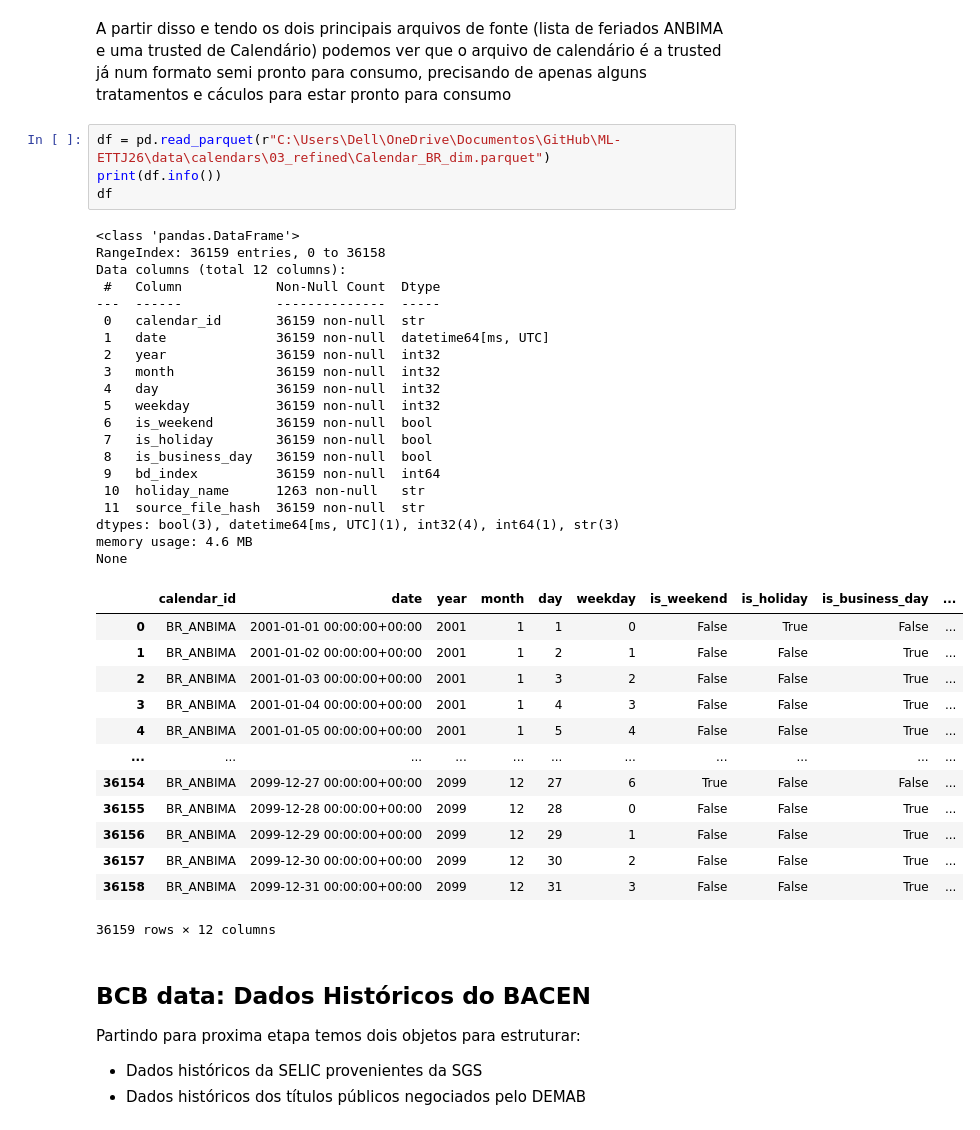
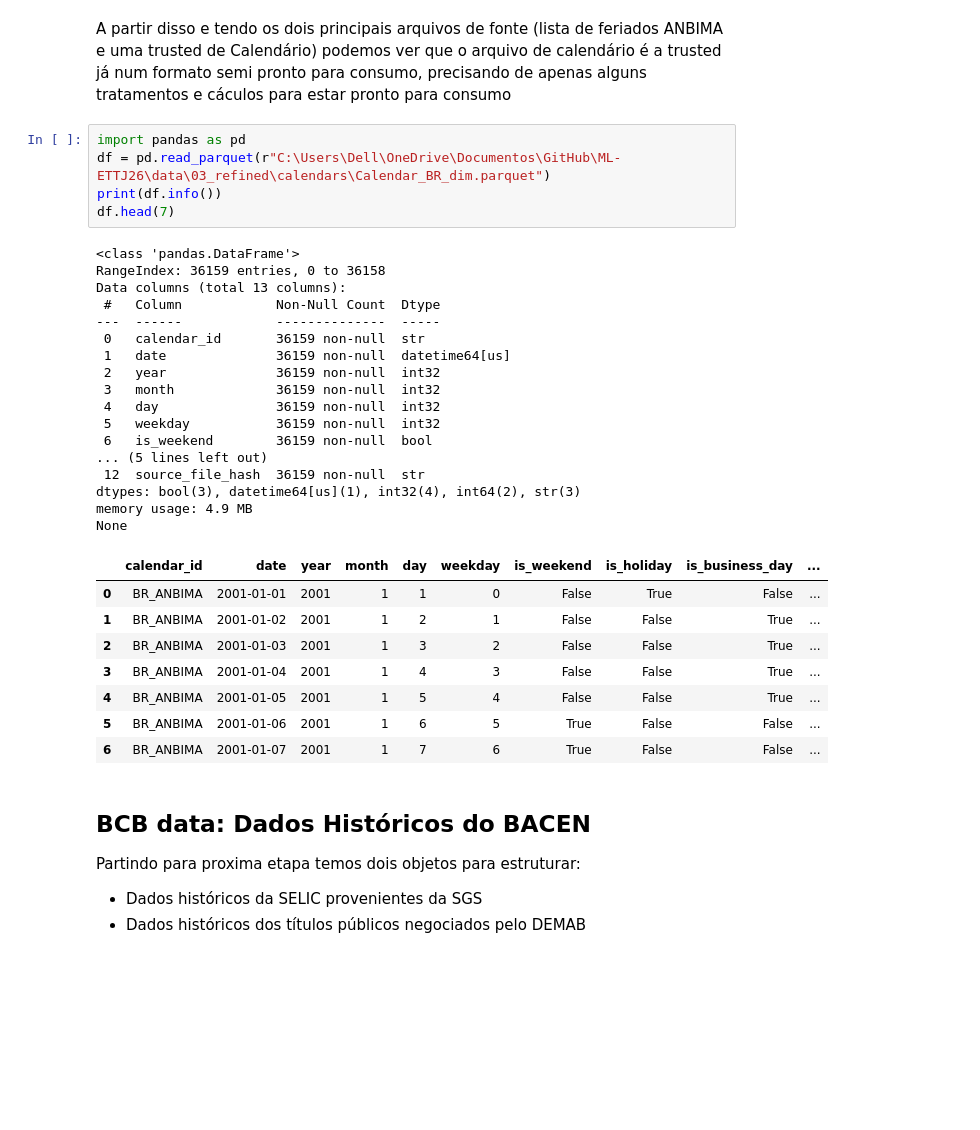
Before and after one commit to JuanRocha01/ML-ETTJ26, a Jupyter notebook: study/refined.ipynb, the cells around one changed output. Cells and saved outputs as stored; diff of their text form; blank space fills up the shorter version.

```diff
--- a/study/refined.ipynb
+++ b/study/refined.ipynb
@@ -71,43 +71,36 @@ None
 # %% [markdown]
 A partir disso e tendo os dois principais arquivos de fonte (lista de feriados ANBIMA e uma trusted de Calendário) podemos ver que o arquivo de calendário é a trusted já num formato semi pronto para consumo, precisando de apenas alguns tratamentos e cáculos para estar pronto para consumo
 # %%
-df = pd.read_parquet(r"C:\Users\Dell\OneDrive\Documentos\GitHub\ML-ETTJ26\data\calendars\03_refined\Calendar_BR_dim.parquet")
+import pandas as pd
+df = pd.read_parquet(r"C:\Users\Dell\OneDrive\Documentos\GitHub\ML-ETTJ26\data\03_refined\calendars\Calendar_BR_dim.parquet")
 print(df.info())
-df
+df.head(7)
 # %% [output]
 <class 'pandas.DataFrame'>
 RangeIndex: 36159 entries, 0 to 36158
-Data columns (total 12 columns):
+Data columns (total 13 columns):
  #   Column            Non-Null Count  Dtype
 ---  ------            --------------  -----
  0   calendar_id       36159 non-null  str
- 1   date              36159 non-null  datetime64[ms, UTC]
+ 1   date              36159 non-null  datetime64[us]
  2   year              36159 non-null  int32
  3   month             36159 non-null  int32
  4   day               36159 non-null  int32
  5   weekday           36159 non-null  int32
  6   is_weekend        36159 non-null  bool
- 7   is_holiday        36159 non-null  bool
- 8   is_business_day   36159 non-null  bool
- 9   bd_index          36159 non-null  int64
- 10  holiday_name      1263 non-null   str
- 11  source_file_hash  36159 non-null  str
-dtypes: bool(3), datetime64[ms, UTC](1), int32(4), int64(1), str(3)
-memory usage: 4.6 MB
+... (5 lines left out)
+ 12  source_file_hash  36159 non-null  str
+dtypes: bool(3), datetime64[us](1), int32(4), int64(2), str(3)
+memory usage: 4.9 MB
 None
 |  | calendar_id | date | year | month | day | weekday | is_weekend | is_holiday | is_business_day | ... |
-| 0 | BR_ANBIMA | 2001-01-01 00:00:00+00:00 | 2001 | 1 | 1 | 0 | False | True | False | ... |
-| 1 | BR_ANBIMA | 2001-01-02 00:00:00+00:00 | 2001 | 1 | 2 | 1 | False | False | True | ... |
-| 2 | BR_ANBIMA | 2001-01-03 00:00:00+00:00 | 2001 | 1 | 3 | 2 | False | False | True | ... |
-| 3 | BR_ANBIMA | 2001-01-04 00:00:00+00:00 | 2001 | 1 | 4 | 3 | False | False | True | ... |
-| 4 | BR_ANBIMA | 2001-01-05 00:00:00+00:00 | 2001 | 1 | 5 | 4 | False | False | True | ... |
-| ... | ... | ... | ... | ... | ... | ... | ... | ... | ... | ... |
-| 36154 | BR_ANBIMA | 2099-12-27 00:00:00+00:00 | 2099 | 12 | 27 | 6 | True | False | False | ... |
-| 36155 | BR_ANBIMA | 2099-12-28 00:00:00+00:00 | 2099 | 12 | 28 | 0 | False | False | True | ... |
-| 36156 | BR_ANBIMA | 2099-12-29 00:00:00+00:00 | 2099 | 12 | 29 | 1 | False | False | True | ... |
-| 36157 | BR_ANBIMA | 2099-12-30 00:00:00+00:00 | 2099 | 12 | 30 | 2 | False | False | True | ... |
-| 36158 | BR_ANBIMA | 2099-12-31 00:00:00+00:00 | 2099 | 12 | 31 | 3 | False | False | True | ... |
+| 0 | BR_ANBIMA | 2001-01-01 | 2001 | 1 | 1 | 0 | False | True | False | ... |
+| 1 | BR_ANBIMA | 2001-01-02 | 2001 | 1 | 2 | 1 | False | False | True | ... |
+| 2 | BR_ANBIMA | 2001-01-03 | 2001 | 1 | 3 | 2 | False | False | True | ... |
+| 3 | BR_ANBIMA | 2001-01-04 | 2001 | 1 | 4 | 3 | False | False | True | ... |
+| 4 | BR_ANBIMA | 2001-01-05 | 2001 | 1 | 5 | 4 | False | False | True | ... |
+| 5 | BR_ANBIMA | 2001-01-06 | 2001 | 1 | 6 | 5 | True | False | False | ... |
+| 6 | BR_ANBIMA | 2001-01-07 | 2001 | 1 | 7 | 6 | True | False | False | ... |
-36159 rows × 12 columns
 # %% [markdown]
 ## BCB data: Dados Históricos do BACEN
 
```
Also changed, not shown: 13 other files.
